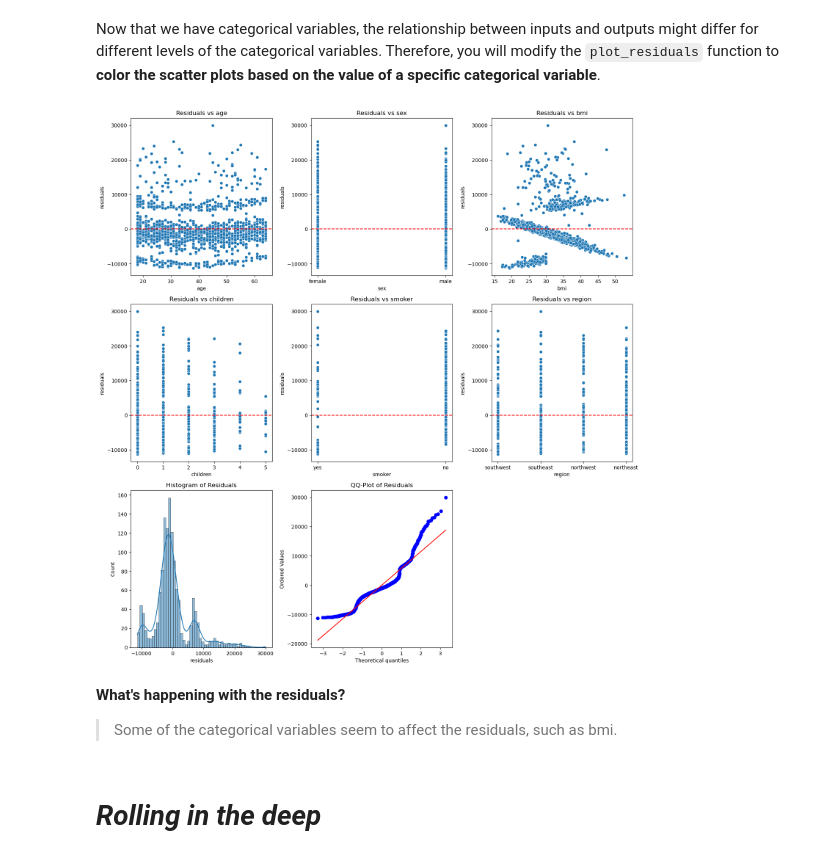
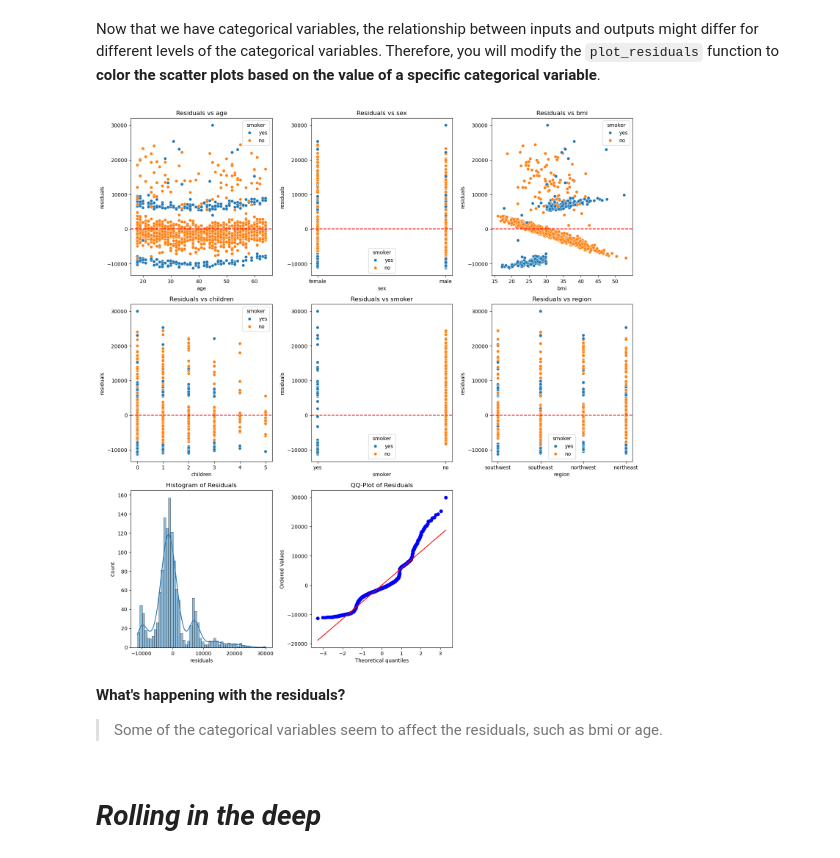
Before and after one commit to ICAI-IMAT-ML/p2-4-lyr-f, a Jupyter notebook: notebook/Lab_2_4_LR2.ipynb, the cells around one changed output. Drawn from its saved outputs; the diff is of its cells as text; code cells hidden in the pictures.

```diff
--- a/notebook/Lab_2_4_LR2.ipynb
+++ b/notebook/Lab_2_4_LR2.ipynb
@@ -308,38 +308,38 @@ def plot_residuals(data, output_column, prediction_column, categorical_var=None)
     # Plot each variable against the residuals
     for i, col in enumerate(columns_to_plot):
         ax = axes[i]
 
         if categorical_var and categorical_var in data.columns:
-            sns.scatterplot(x = data[col], y = data["residuals"], data=data, ax=ax, hue = None)
+            sns.scatterplot(x = data[col], y = data["residuals"], data=data, ax=ax, hue = data[categorical_var])
         else:
             sns.scatterplot(x = data[col], y = data["residuals"], data=data, ax=ax)
 
         ax.set_title(f'Residuals vs {col}')
         ax.axhline(0, ls='--', color='r')
 
     # Histogram of residuals
     sns.histplot(data['residuals'], kde=True, ax=axes[i + 1])
     axes[i + 1].set_title('Histogram of Residuals')
 
     # QQ-plot of residuals
     stats.probplot(data['residuals'], dist="norm", plot=axes[i + 2])
     axes[i + 2].set_title('QQ-Plot of Residuals')
 
     # Hide any unused axes
     for j in range(i + 3, len(axes)):
         axes[j].set_visible(False)
 
     plt.tight_layout()
     plt.show()
 
 data['predictions'] = model.predict(X)
 # Example usage
 plot_residuals(data, 'charges', 'predictions', 'smoker')
 # %% [output]
-[figure, old version]
+[figure, new version]
 # %% [markdown]
 **What's happening with the residuals?**
-> Some of the categorical variables seem to affect the residuals, such as bmi.
+> Some of the categorical variables seem to affect the residuals, such as bmi or age.
 # %% [markdown]
 # _Rolling in the deep_
 # %% [markdown]
```
Also changed, not shown: parts of 2 cells of this notebook, 1 other file.
